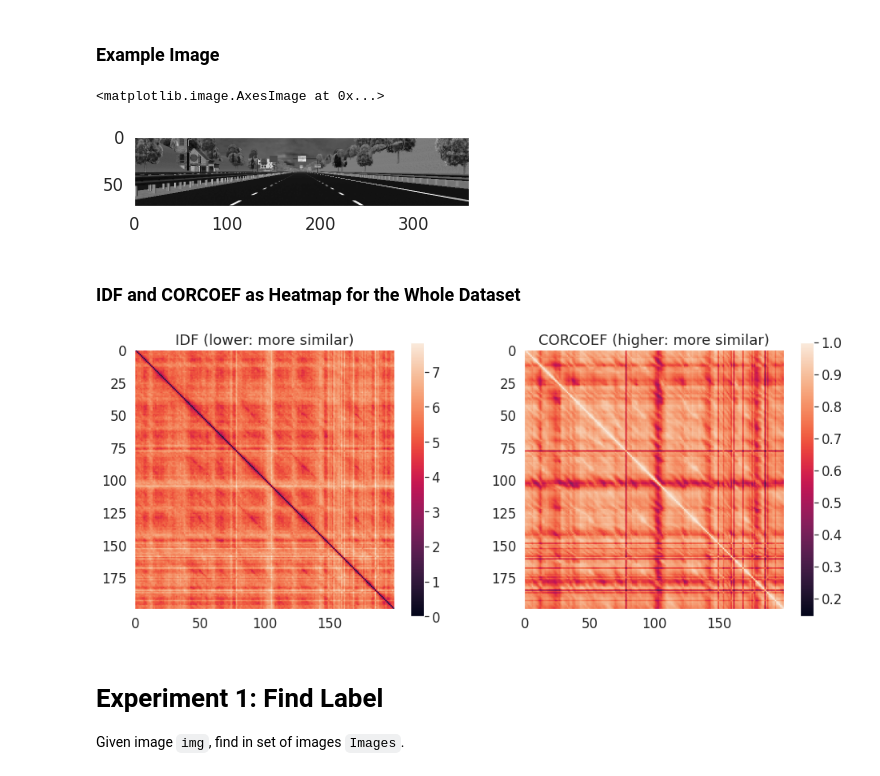
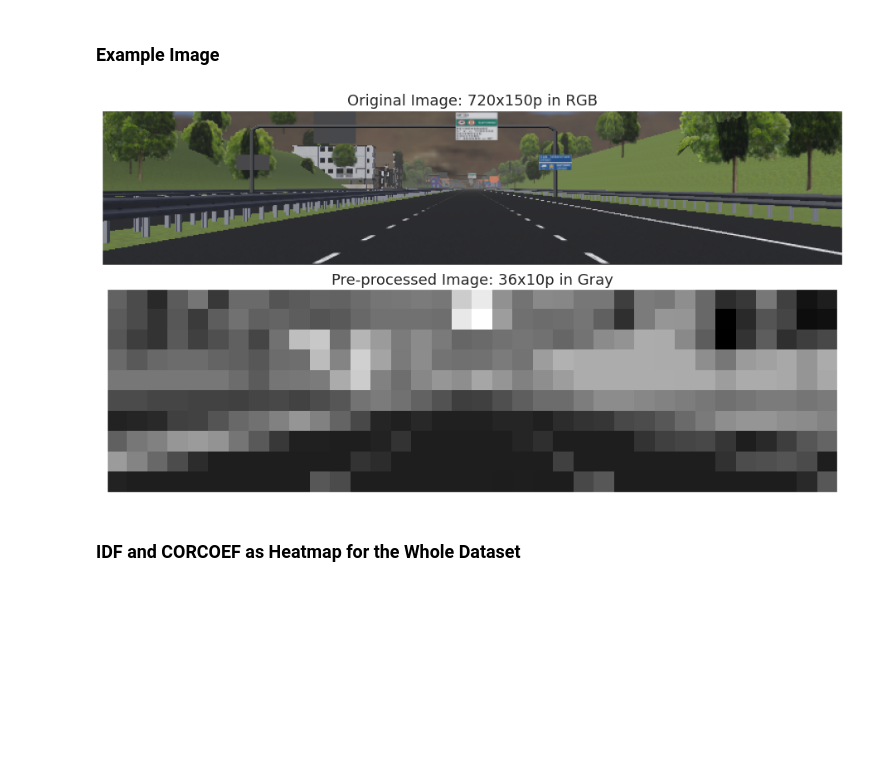
Before and after one commit to anilozdemir/AntBots, a Jupyter notebook: Webots/Highway/notebooks/dataset-creation.ipynb, the cells around one changed output. Saved outputs shown, nothing was run; the diff lists cells and outputs as text; code cells hidden in the pictures; blank space fills up the shorter version.

Commit message:
experiments dir is done, some results are printed and uploaded to Overleaf

```diff
--- a/Webots/Highway/notebooks/dataset-creation.ipynb
+++ b/Webots/Highway/notebooks/dataset-creation.ipynb
@@ -20,7 +20,7 @@ cmap='Greys_r'
 HW = [[75,360], [50,180], [25,90]]
 # %%
 # Image Operations
-Images = np.load('../data/2000-10.npy')
+Images = np.load('../data/2000-10/mountains.npy')
 print(Images.shape)
 # %% [output]
 (200, 720, 150, 3)
@@ -37,28 +39,18 @@ def plot(i=0):
 interactive(children=(IntSlider(value=0, description='i', max=199), Output()), _dom_classes=('widget-interact'…
 # %% [markdown]
 ### Example Image
-# %%
-img = IMAGEOP((Images[0]),*HW[0])
-P.imshow(img.T,cmap=cmap)
-# %% [output]
-<matplotlib.image.AxesImage at 0x...>
-[figure, removed]
+# %%
+Img = [Images[12], IMAGEOP((Images[12]),*[10,36])]
+Str = ['Original Image: 720x150p in RGB', 'Pre-processed Image: 36x10p in Gray']
+fig, axs = P.subplots(2,1,figsize=(16,9))
+for i,ax in enumerate(axs):
+    ax.imshow(np.moveaxis(Img[i],0,1), cmap=cmap)
+    ax.xaxis.set_visible(False)
+    ax.yaxis.set_visible(False)
+    ax.set_title(Str[i])
+fig.subplots_adjust(wspace=0.02, hspace=0)
+P.savefig('./figs/mountains-original-processed.pdf', dpi=900, bbox_inches = 'tight', pad_inches = 0.01)
+# %% [output]
+[figure, added]
 # %% [markdown]
 ### IDF and CORCOEF as Heatmap for the Whole Dataset
-# %%
-imgIDF = getAllIDF(Images, h=10, w=36)
-imgCORCOEF = getAllCORCOEF(Images, h=10, w=36)
-
-fig, ax = P.subplots(1,2,figsize=(16,9))
-p1=ax[0].imshow(imgIDF);
-ax[0].set_title('IDF (lower: more similar)')
-fig.colorbar(p1, ax=ax[0], shrink=0.7)
-p2=ax[1].imshow(imgCORCOEF);
-ax[1].set_title('CORCOEF (higher: more similar)')
-fig.colorbar(p2, ax=ax[1], shrink=0.7);
-# P.savefig('./figs/IDF-CORCOEF.png')
-# %% [output]
-[figure, removed]
-# %% [markdown]
-# Experiment 1: Find Label
-Given image `img`, find in set of images `Images`.
```
Also changed, not shown: parts of 4 cells of this notebook, 5 other files.
